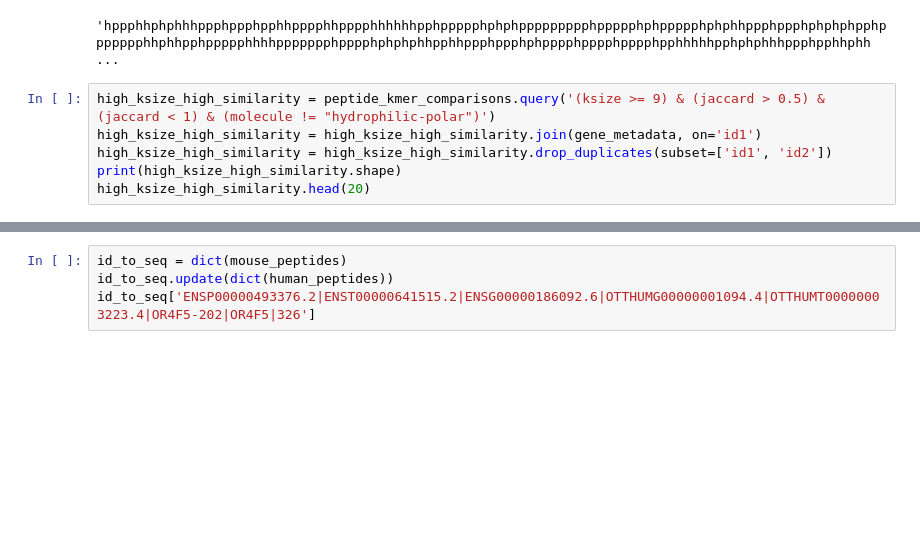
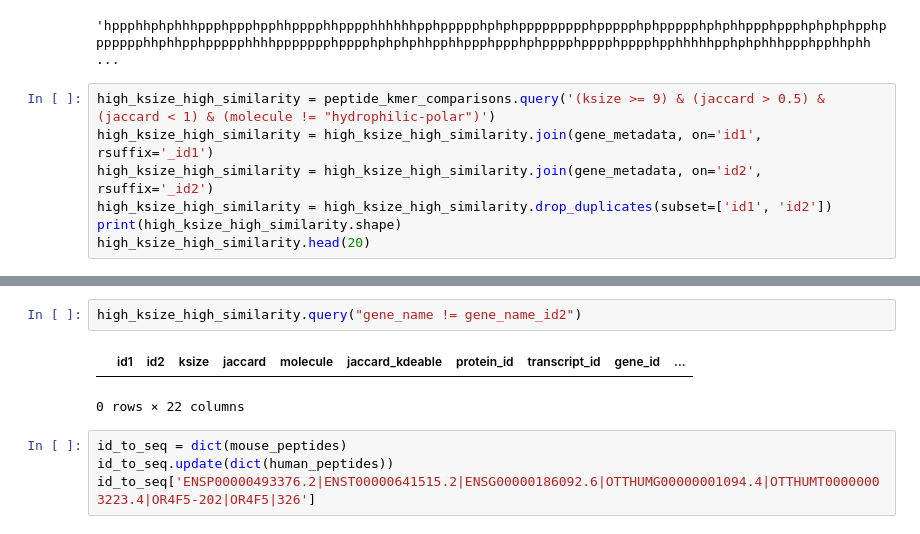
Before and after one commit to czbiohub/kh-analysis, a Jupyter notebook: notebooks/hg38_vs_mm38_orthologues.ipynb, the cells around one changed output, grey strips where cells are left out. Saved outputs shown, nothing was run; the diff lists cells and outputs as text; blank space fills up the shorter version.

```diff
--- a/notebooks/hg38_vs_mm38_orthologues.ipynb
+++ b/notebooks/hg38_vs_mm38_orthologues.ipynb
@@ -471,7 +471,8 @@ hpize(id_to_seq['ENSP00000342313.3|ENST00000342066.8|ENSG00000187634.12|OTTHUMG0
 'hppphhphphhhppphppphpphhpppphhpppphhhhhhpphppppphphphppppppppphppppphphppppphphphhppphppphphphphpphppppppphhphhpphppppphhhhppppppphpppphphphphhpphhppphppphphpppphpppphpppphpphhhhhpphphphhhppphpphhphh ...
 # %%
 high_ksize_high_similarity = peptide_kmer_comparisons.query('(ksize >= 9) & (jaccard > 0.5) & (jaccard < 1) & (molecule != "hydrophilic-polar")')
-high_ksize_high_similarity = high_ksize_high_similarity.join(gene_metadata, on='id1')
+high_ksize_high_similarity = high_ksize_high_similarity.join(gene_metadata, on='id1', rsuffix='_id1')
+high_ksize_high_similarity = high_ksize_high_similarity.join(gene_metadata, on='id2', rsuffix='_id2')
 high_ksize_high_similarity = high_ksize_high_similarity.drop_duplicates(subset=['id1', 'id2'])
 print(high_ksize_high_similarity.shape)
 high_ksize_high_similarity.head(20)
@@ -497,3 +499,8 @@ high_ksize_high_similarity.head(20)
+# %%
+high_ksize_high_similarity.query("gene_name != gene_name_id2")
+# %% [output]
+|  | id1 | id2 | ksize | jaccard | molecule | jaccard_kdeable | protein_id | transcript_id | gene_id | ... |
+0 rows × 22 columns
 # %%
 id_to_seq = dict(mouse_peptides)
 id_to_seq.update(dict(human_peptides))
```
Also changed, not shown: parts of 1 cell of this notebook, 1 other file.
